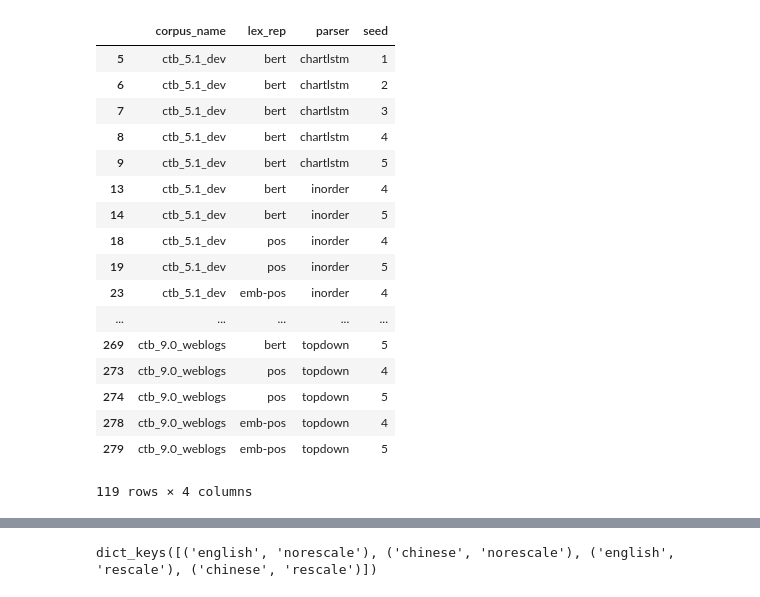
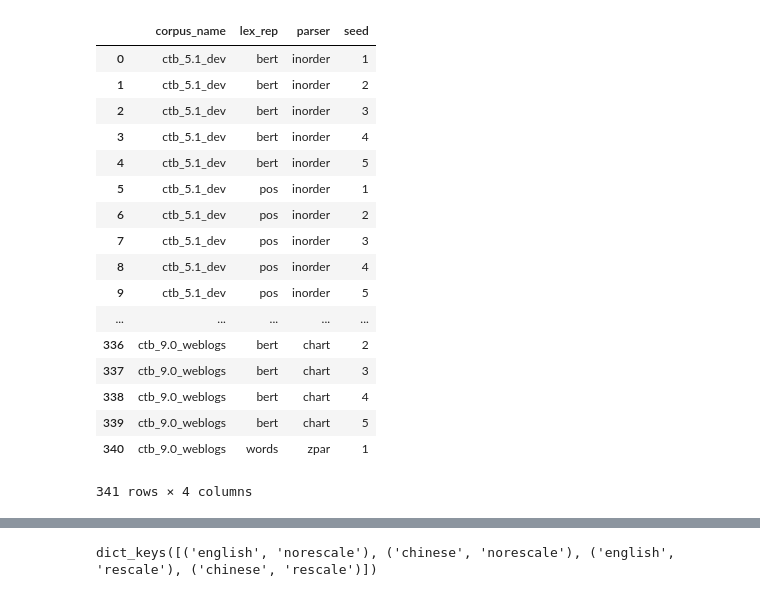
Before and after one commit to dpfried/parse-analysis, a Jupyter notebook: src/decode_analysis_chinese.ipynb, the cells around one changed output, grey strips where cells are left out. Saved outputs shown, nothing was run; the diff lists cells and outputs as text; code cells hidden in the pictures.

```diff
--- a/src/decode_analysis_chinese.ipynb
+++ b/src/decode_analysis_chinese.ipynb
@@ -25,5 +25,5 @@ ALL_MODELS
 # %%
 from decode_analysis import get_decode_stats
 # %%
-decode_stats = get_decode_stats(ALL_MODELS, corpora_names=CHINESE_CORPORA_NAMES)
+decode_stats = get_decode_stats(CHINESE_MODELS, corpora_names=CHINESE_CORPORA_NAMES)
 # %% [output]
@@ -71,24 +61,24 @@ decodes[decodes.parser=='chart']
 # %%
-decodes[decodes.fscore.isnull()][['corpus_name', 'lex_rep', 'parser', 'seed']]
+decodes[~decodes.fscore.isnull()][['corpus_name', 'lex_rep', 'parser', 'seed']]
 # %% [output]
 |  | corpus_name | lex_rep | parser | seed |
-| 5 | ctb_5.1_dev | bert | chartlstm | 1 |
-| 6 | ctb_5.1_dev | bert | chartlstm | 2 |
-| 7 | ctb_5.1_dev | bert | chartlstm | 3 |
-| 8 | ctb_5.1_dev | bert | chartlstm | 4 |
-| 9 | ctb_5.1_dev | bert | chartlstm | 5 |
-| 13 | ctb_5.1_dev | bert | inorder | 4 |
-| 14 | ctb_5.1_dev | bert | inorder | 5 |
-| 18 | ctb_5.1_dev | pos | inorder | 4 |
-| 19 | ctb_5.1_dev | pos | inorder | 5 |
-| 23 | ctb_5.1_dev | emb-pos | inorder | 4 |
+| 0 | ctb_5.1_dev | bert | inorder | 1 |
+| 1 | ctb_5.1_dev | bert | inorder | 2 |
+| 2 | ctb_5.1_dev | bert | inorder | 3 |
+| 3 | ctb_5.1_dev | bert | inorder | 4 |
+| 4 | ctb_5.1_dev | bert | inorder | 5 |
+| 5 | ctb_5.1_dev | pos | inorder | 1 |
+| 6 | ctb_5.1_dev | pos | inorder | 2 |
+| 7 | ctb_5.1_dev | pos | inorder | 3 |
+| 8 | ctb_5.1_dev | pos | inorder | 4 |
+| 9 | ctb_5.1_dev | pos | inorder | 5 |
 | ... | ... | ... | ... | ... |
-| 269 | ctb_9.0_weblogs | bert | topdown | 5 |
-| 273 | ctb_9.0_weblogs | pos | topdown | 4 |
-| 274 | ctb_9.0_weblogs | pos | topdown | 5 |
-| 278 | ctb_9.0_weblogs | emb-pos | topdown | 4 |
-| 279 | ctb_9.0_weblogs | emb-pos | topdown | 5 |
+| 336 | ctb_9.0_weblogs | bert | chart | 2 |
+| 337 | ctb_9.0_weblogs | bert | chart | 3 |
+| 338 | ctb_9.0_weblogs | bert | chart | 4 |
+| 339 | ctb_9.0_weblogs | bert | chart | 5 |
+| 340 | ctb_9.0_weblogs | words | zpar | 1 |
-119 rows × 4 columns
+341 rows × 4 columns
 # %%
 from imp import reload
 import load_corpora
```
Also changed, not shown: parts of 22 cells of this notebook, 6 other files.
